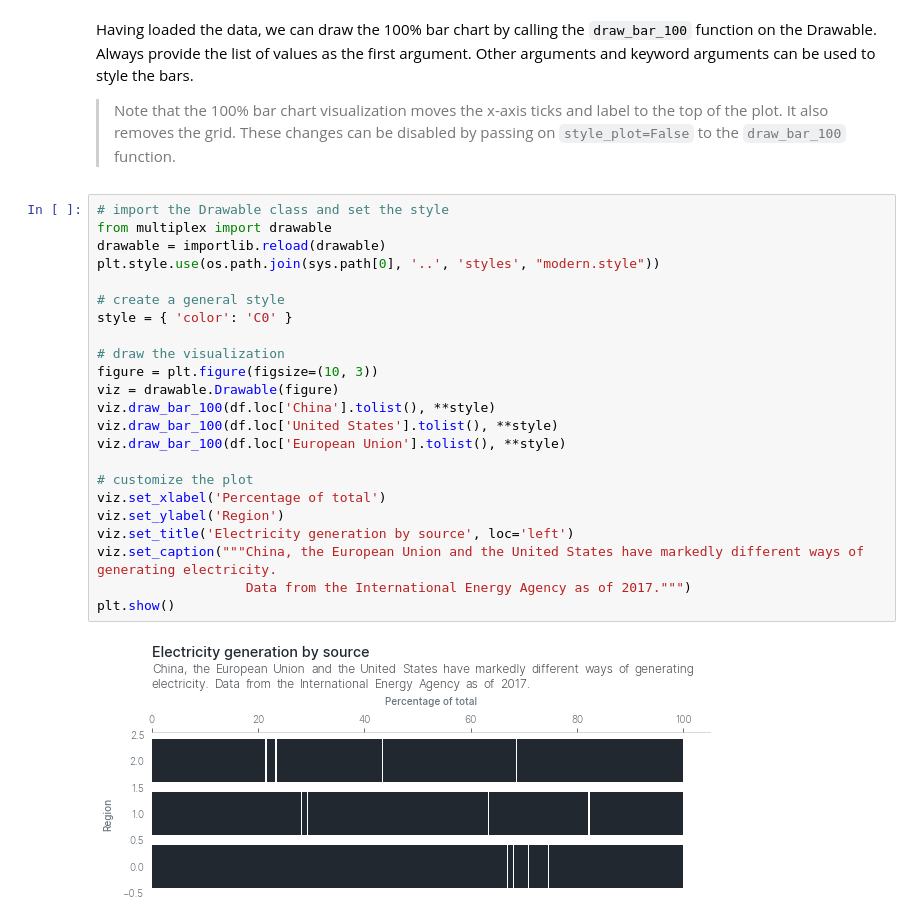
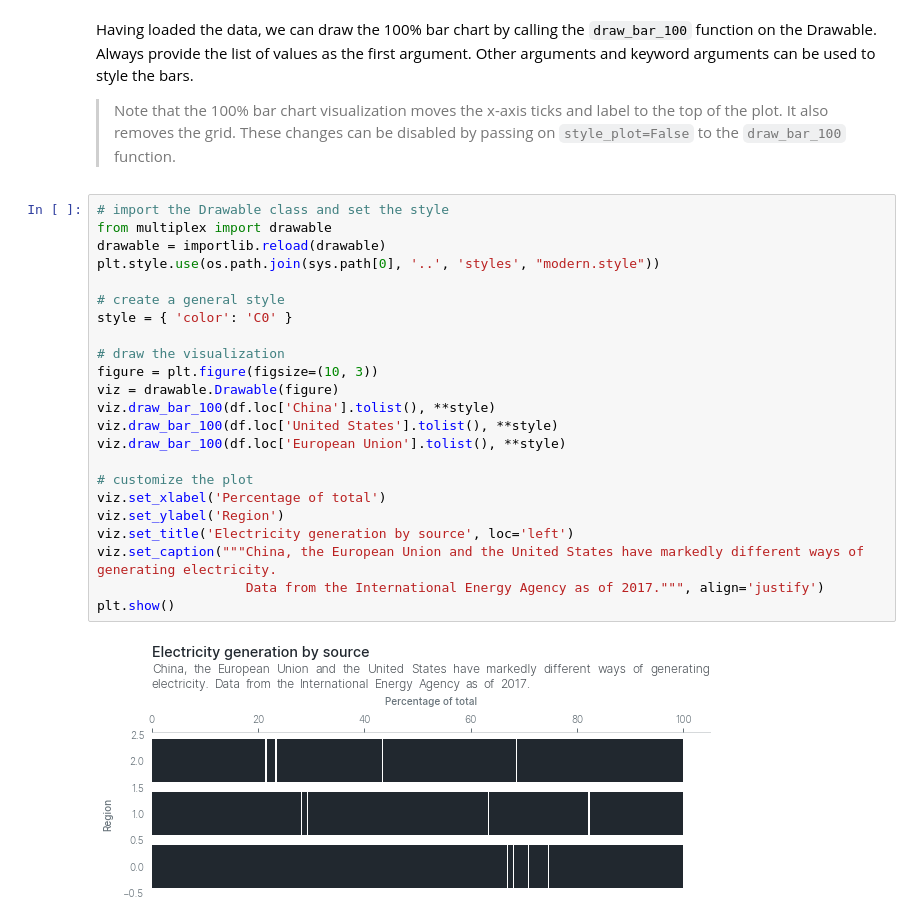
Before and after one commit to NicholasMamo/multiplex-plot, a Jupyter notebook: examples/5. Bar charts.ipynb, the cells around one changed output. Saved outputs shown, nothing was run; the diff lists cells and outputs as text.

Commit message:
Add support for style overriding in the 100% bar chart

```diff
--- a/examples/5. Bar charts.ipynb
+++ b/examples/5. Bar charts.ipynb
@@ -40,25 +40,25 @@ Having loaded the data, we can draw the 100% bar chart by calling the `draw_bar_
 # %%
 # import the Drawable class and set the style
 from multiplex import drawable
 drawable = importlib.reload(drawable)
 plt.style.use(os.path.join(sys.path[0], '..', 'styles', "modern.style"))
 
 # create a general style
 style = { 'color': 'C0' }
 
 # draw the visualization
 figure = plt.figure(figsize=(10, 3))
 viz = drawable.Drawable(figure)
 viz.draw_bar_100(df.loc['China'].tolist(), **style)
 viz.draw_bar_100(df.loc['United States'].tolist(), **style)
 viz.draw_bar_100(df.loc['European Union'].tolist(), **style)
 
 # customize the plot
 viz.set_xlabel('Percentage of total')
 viz.set_ylabel('Region')
 viz.set_title('Electricity generation by source', loc='left')
 viz.set_caption("""China, the European Union and the United States have markedly different ways of generating electricity.
-                   Data from the International Energy Agency as of 2017.""")
+                   Data from the International Energy Agency as of 2017.""", align='justify')
 plt.show()
 # %% [output]
-[figure, old version]
+[figure, new version]
```
Also changed, not shown: parts of 2 cells of this notebook, 2 other files.
